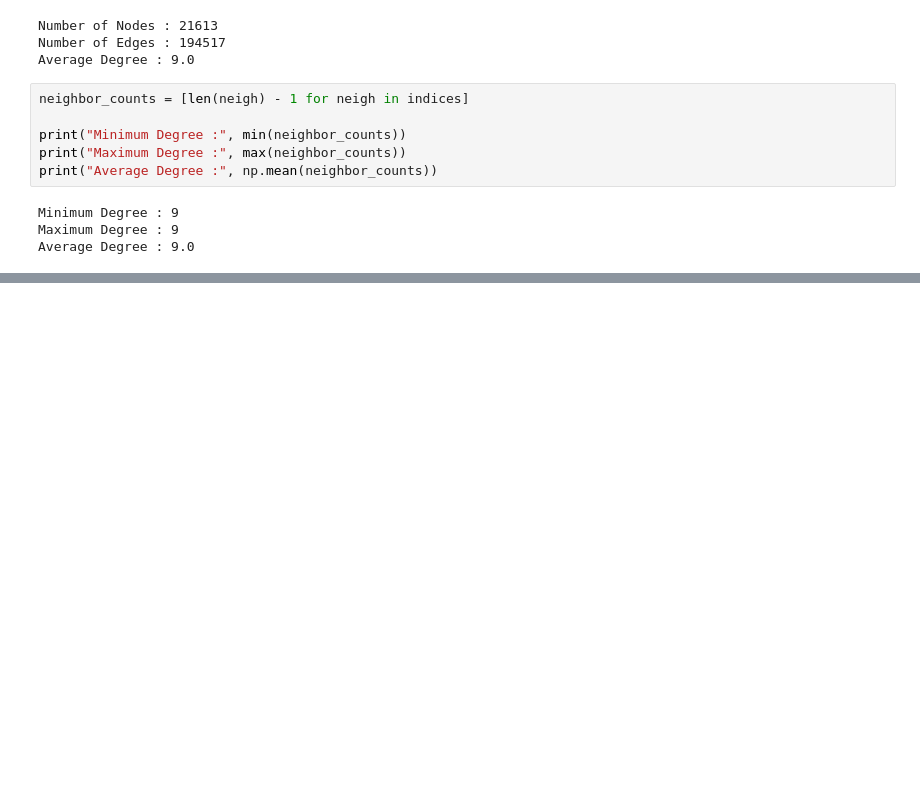
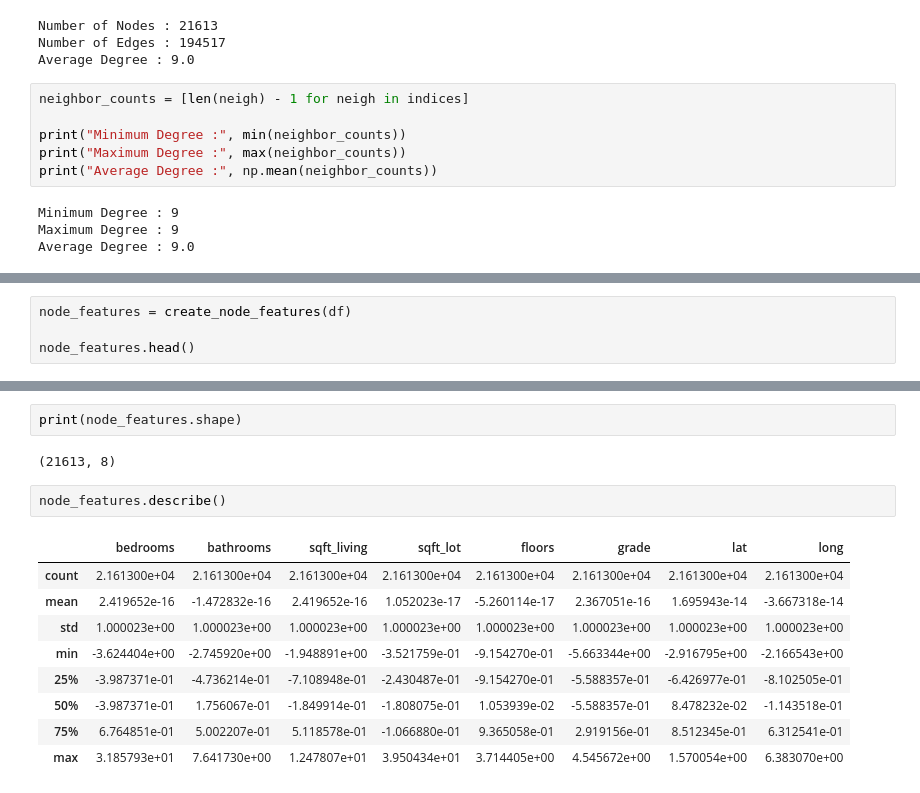
Before and after one commit to Hariharan0-h/GeoValNet, a Jupyter notebook: notebooks/04_knn_graph_build.ipynb, the cells around one changed output, grey strips where cells are left out. Drawn from its saved outputs; the diff is of its cells as text; blank space fills up the shorter version.

```diff
--- a/notebooks/04_knn_graph_build.ipynb
+++ b/notebooks/04_knn_graph_build.ipynb
@@ -444,0 +451,4 @@ Average Degree : 9.0
+# %%
+node_features = create_node_features(df)
+
+node_features.head()
@@ -444,0 +462,16 @@ Average Degree : 9.0
+# %%
+print(node_features.shape)
+# %% [output]
+(21613, 8)
+# %%
+node_features.describe()
+# %% [output]
+|  | bedrooms | bathrooms | sqft_living | sqft_lot | floors | grade | lat | long |
+| count | 2.161300e+04 | 2.161300e+04 | 2.161300e+04 | 2.161300e+04 | 2.161300e+04 | 2.161300e+04 | 2.161300e+04 | 2.161300e+04 |
+| mean | 2.419652e-16 | -1.472832e-16 | 2.419652e-16 | 1.052023e-17 | -5.260114e-17 | 2.367051e-16 | 1.695943e-14 | -3.667318e-14 |
+| std | 1.000023e+00 | 1.000023e+00 | 1.000023e+00 | 1.000023e+00 | 1.000023e+00 | 1.000023e+00 | 1.000023e+00 | 1.000023e+00 |
+| min | -3.624404e+00 | -2.745920e+00 | -1.948891e+00 | -3.521759e-01 | -9.154270e-01 | -5.663344e+00 | -2.916795e+00 | -2.166543e+00 |
+| 25% | -3.987371e-01 | -4.736214e-01 | -7.108948e-01 | -2.430487e-01 | -9.154270e-01 | -5.588357e-01 | -6.426977e-01 | -8.102505e-01 |
+| 50% | -3.987371e-01 | 1.756067e-01 | -1.849914e-01 | -1.808075e-01 | 1.053939e-02 | -5.588357e-01 | 8.478232e-02 | -1.143518e-01 |
+| 75% | 6.764851e-01 | 5.002207e-01 | 5.118578e-01 | -1.066880e-01 | 9.365058e-01 | 2.919156e-01 | 8.512345e-01 | 6.312541e-01 |
+| max | 3.185793e+01 | 7.641730e+00 | 1.247807e+01 | 3.950434e+01 | 3.714405e+00 | 4.545672e+00 | 1.570054e+00 | 6.383070e+00 |
```
Also changed, not shown: parts of 2 cells of this notebook, 1 other file.
